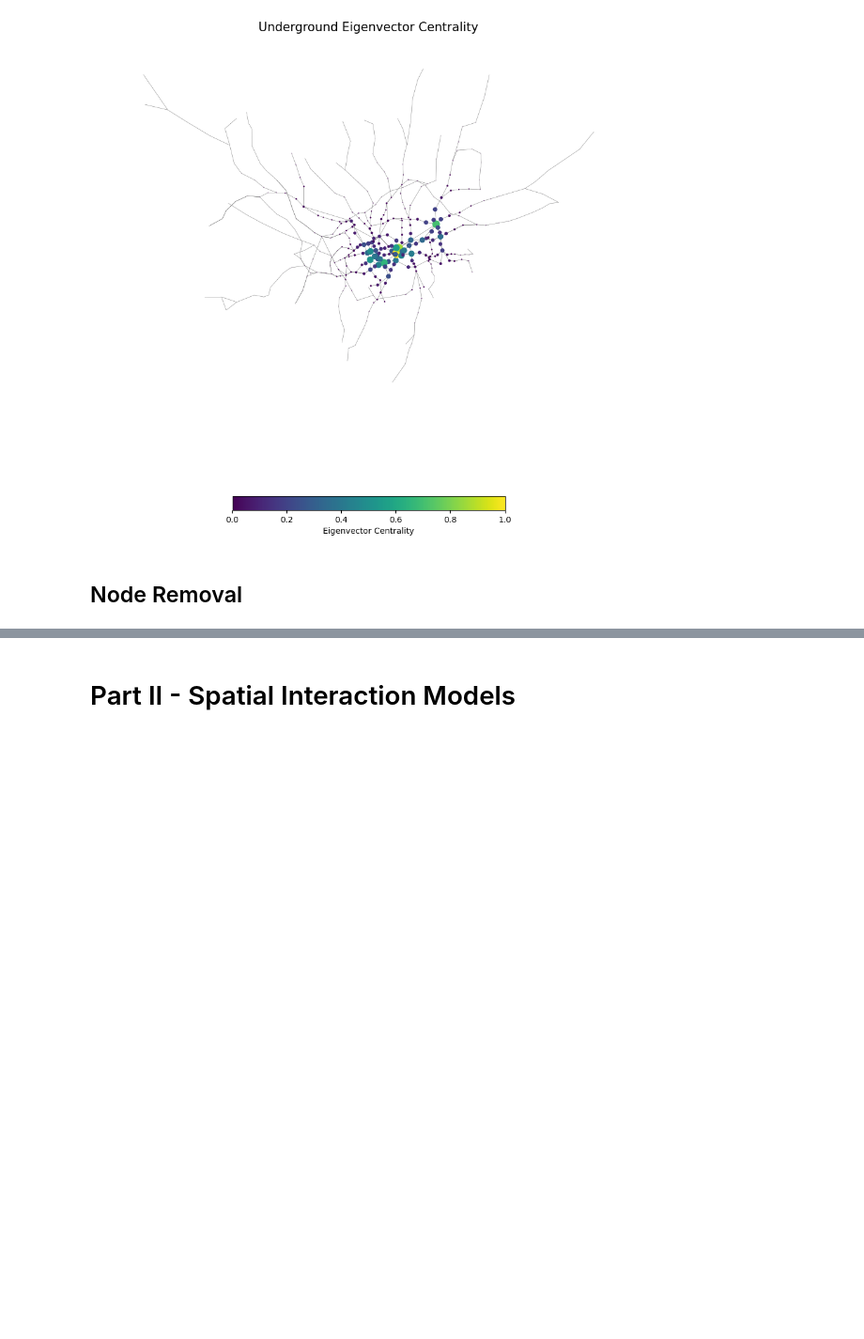
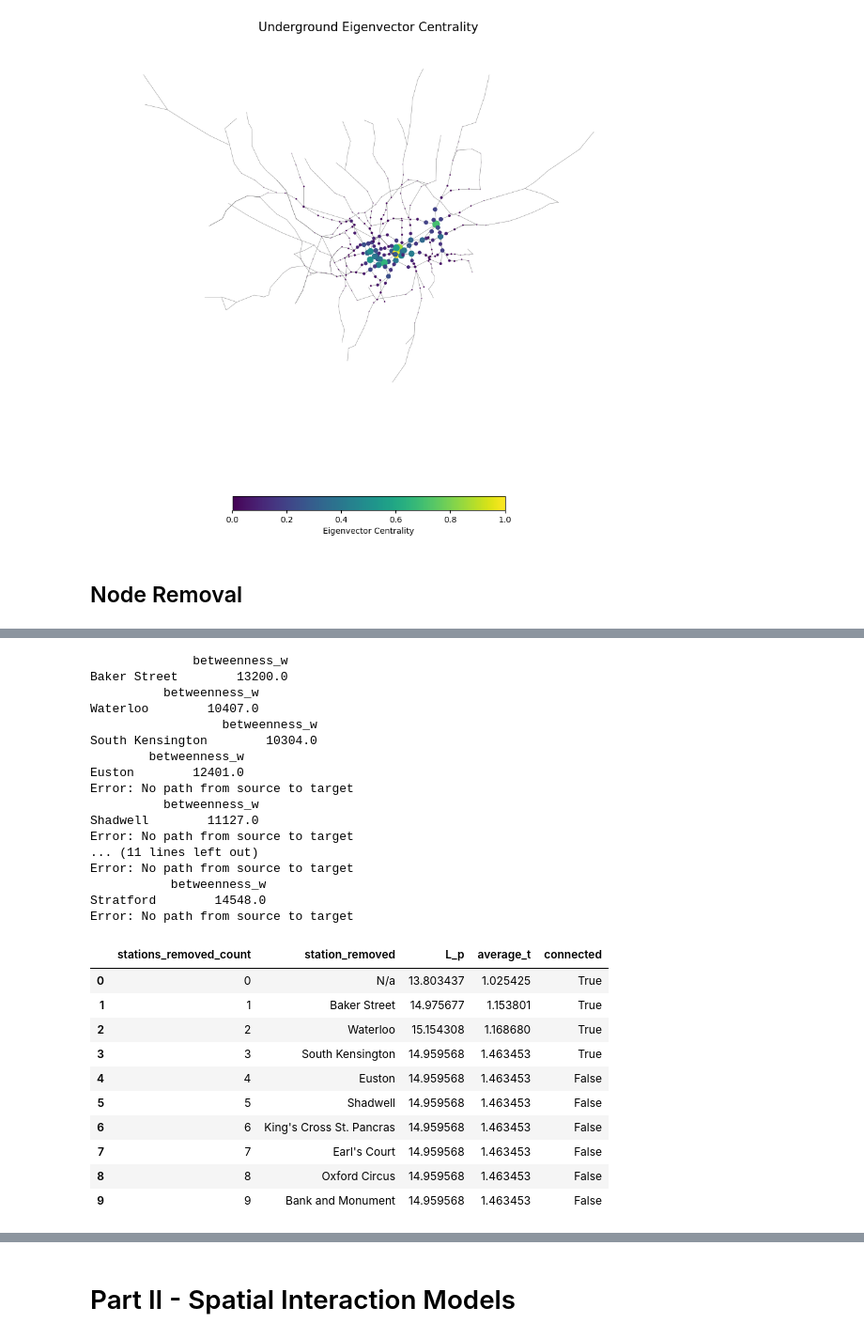
Before and after one commit to grolls23/UrbsimAssessment, a Jupyter notebook: UrbsimFinal.ipynb, the cells around one changed output, grey strips where cells are left out. Shown at 94% size. Cells and saved outputs as stored; diff of their text form; code cells hidden in the pictures; blank space fills up the shorter version.

```diff
--- a/UrbsimFinal.ipynb
+++ b/UrbsimFinal.ipynb
@@ -729,34 +728,63 @@ results_table.loc[0] = [0, 'N/a', L_p_base, average_t_base, True]
 for i in range(10):
 
     random_row = removal_nsb.sample()
     print(random_row)
 
     # Get the index label and the corresponding row value
     removed_station = random_row.index[0]
     random_index_label = random_row.values[0]
 
     #Drop from top ten list
     removal_nsb.drop(removed_station, inplace=True)
 
     #Update flow dataframe
     flow_tracker = flow_tracker[~(flow_tracker['station_origin'].str.contains(removed_station) | flow_tracker['station_destination'].str.contains(removed_station))]
 
     #Remove station from graph
     G_nsb.remove_node(removed_station)
 
     connected = True
 
     #Calculate metrics - REMOVE TRY EXCEPT LATER
     try:
         average_t, L_p = calc_impacts(G_nsb, flow_tracker)
     except:
         connected = False
         pass
 
     #Fix input of connected as true
-    results_table.loc[i] = [i+1, removed_station, L_p, average_t, connected]
+    results_table.loc[i+1] = [i+1, removed_station, L_p, average_t, connected]
 
 results_table.head(10)
+# %% [output]
+              betweenness_w
+Baker Street        13200.0
+          betweenness_w
+Waterloo        10407.0
+                  betweenness_w
+South Kensington        10304.0
+        betweenness_w
+Euston        12401.0
+Error: No path from source to target
+          betweenness_w
+Shadwell        11127.0
+Error: No path from source to target
+... (11 lines left out)
+Error: No path from source to target
+           betweenness_w
+Stratford        14548.0
+Error: No path from source to target
+|  | stations_removed_count | station_removed | L_p | average_t | connected |
+| 0 | 0 | N/a | 13.803437 | 1.025425 | True |
+| 1 | 1 | Baker Street | 14.975677 | 1.153801 | True |
+| 2 | 2 | Waterloo | 15.154308 | 1.168680 | True |
+| 3 | 3 | South Kensington | 14.959568 | 1.463453 | True |
+| 4 | 4 | Euston | 14.959568 | 1.463453 | False |
+| 5 | 5 | Shadwell | 14.959568 | 1.463453 | False |
+| 6 | 6 | King's Cross St. Pancras | 14.959568 | 1.463453 | False |
+| 7 | 7 | Earl's Court | 14.959568 | 1.463453 | False |
+| 8 | 8 | Oxford Circus | 14.959568 | 1.463453 | False |
+| 9 | 9 | Bank and Monument | 14.959568 | 1.463453 | False |
 # %%
 #Sequential - Betweenness
 G_sb = G.copy()
```
Also changed, not shown: parts of 6 cells of this notebook.
